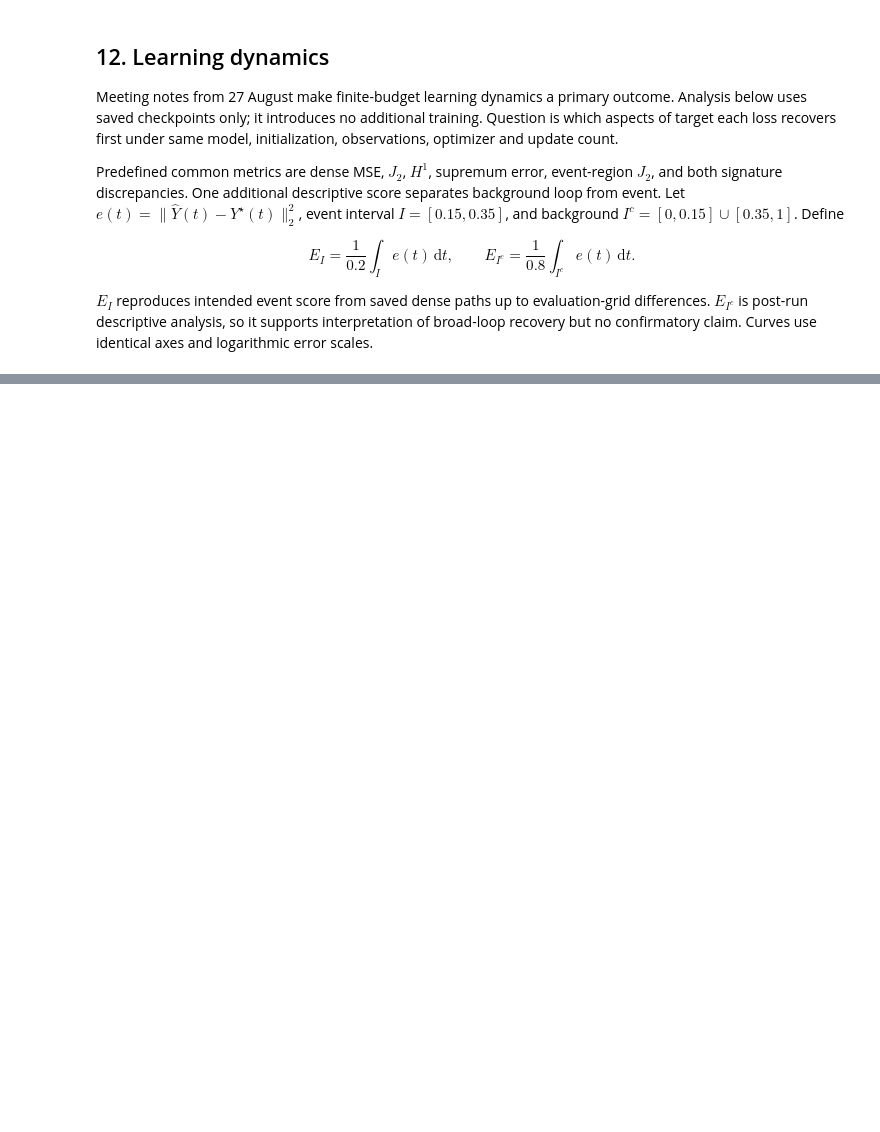
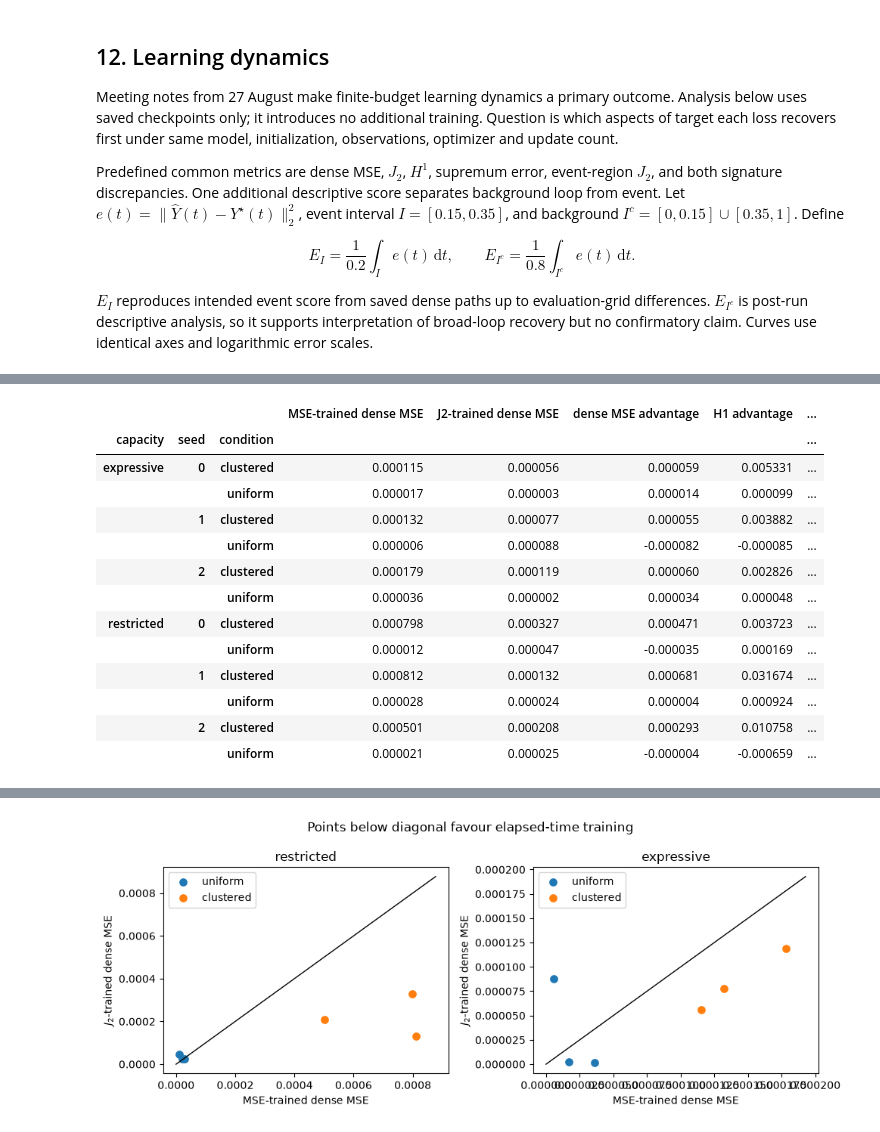
Before and after one commit to davinhpqiu/pathwise-loss, a Jupyter notebook: notebooks/05_neural_ode_path.ipynb, the cells around one changed output, grey strips where cells are left out. Cells and saved outputs as stored; diff of their text form; code cells hidden in the pictures; blank space fills up the shorter version.

```diff
--- a/notebooks/05_neural_ode_path.ipynb
+++ b/notebooks/05_neural_ode_path.ipynb
@@ -1450,0 +1650,72 @@ else:
+# %%
+sampling_rows = []
+pointwise_rows = metrics[metrics['loss'].isin(['mse', 'j2'])]
+for keys, group in pointwise_rows.groupby(['capacity', 'seed', 'condition']):
+    paired = group.set_index('loss')
+    mse_path = np.load(paired.loc['mse', 'run_dir'] / 'paths.npz')['prediction']
+    j2_path = np.load(paired.loc['j2', 'run_dir'] / 'paths.npz')['prediction']
+    sampling_rows.append({
+        **dict(zip(['capacity', 'seed', 'condition'], keys)),
+        'MSE-trained dense MSE': paired.loc['mse', 'mse'],
+        'J2-trained dense MSE': paired.loc['j2', 'mse'],
+        'dense MSE advantage': paired.loc['mse', 'mse'] - paired.loc['j2', 'mse'],
+        'H1 advantage': paired.loc['mse', 'h1'] - paired.loc['j2', 'h1'],
+        'supremum advantage': paired.loc['mse', 'linf'] - paired.loc['j2', 'linf'],
+        'event advantage': paired.loc['mse', 'local_j2'] - paired.loc['j2', 'local_j2'],
+        'path RMS separation': float(np.sqrt(np.mean(np.sum(
+            (mse_path - j2_path) ** 2, axis=-1,
+        )))),
+    })
+sampling_pairs = pd.DataFrame(sampling_rows)
+display(sampling_pairs.set_index(['capacity', 'seed', 'condition']))
+
+sampling_group_rows = []
+for keys, group in sampling_pairs.groupby(['capacity', 'condition']):
+    mse_mean = group['MSE-trained dense MSE'].mean()
+    j2_mean = group['J2-trained dense MSE'].mean()
+    sampling_group_rows.append({
+        **dict(zip(['capacity', 'condition'], keys)),
+        'MSE-trained mean': mse_mean,
+        'J2-trained mean': j2_mean,
+        'relative reduction (ratio of means)': (mse_mean - j2_mean) / mse_mean,
+        'J2 lower dense MSE': int((group['dense MSE advantage'] > 0).sum()),
+        'paired seeds': len(group),
+        'mean path RMS separation': group['path RMS separation'].mean(),
+    })
+sampling_group_summary = pd.DataFrame(sampling_group_rows)
+display(sampling_group_summary.set_index(['capacity', 'condition']))
+
+figure, axes = plt.subplots(1, 2, figsize=(10, 4), sharey=False)
+for axis, capacity in zip(axes, ['restricted', 'expressive']):
+    subset = sampling_pairs[sampling_pairs['capacity'] == capacity]
+    for condition, color in [('uniform', 'tab:blue'), ('clustered', 'tab:orange')]:
+        group = subset[subset['condition'] == condition]
+        axis.scatter(
+            group['MSE-trained dense MSE'], group['J2-trained dense MSE'],
+            label=condition, color=color, s=45,
+        )
+    limit = 1.08 * subset[[
+        'MSE-trained dense MSE', 'J2-trained dense MSE',
+    ]].to_numpy().max()
+    axis.plot([0, limit], [0, limit], color='black', linewidth=1)
+    axis.set_xlabel('MSE-trained dense MSE')
+    axis.set_ylabel('$J_2$-trained dense MSE')
+    axis.set_title(capacity)
+    axis.legend()
+figure.suptitle('Points below diagonal favour elapsed-time training')
+figure.tight_layout()
+# %% [output]
+|  |  |  | MSE-trained dense MSE | J2-trained dense MSE | dense MSE advantage | H1 advantage | ... |
+| capacity | seed | condition |  |  |  |  | ... |
+| expressive | 0 | clustered | 0.000115 | 0.000056 | 0.000059 | 0.005331 | ... |
+|  |  | uniform | 0.000017 | 0.000003 | 0.000014 | 0.000099 | ... |
+|  | 1 | clustered | 0.000132 | 0.000077 | 0.000055 | 0.003882 | ... |
+|  |  | uniform | 0.000006 | 0.000088 | -0.000082 | -0.000085 | ... |
+|  | 2 | clustered | 0.000179 | 0.000119 | 0.000060 | 0.002826 | ... |
+|  |  | uniform | 0.000036 | 0.000002 | 0.000034 | 0.000048 | ... |
+| restricted | 0 | clustered | 0.000798 | 0.000327 | 0.000471 | 0.003723 | ... |
+|  |  | uniform | 0.000012 | 0.000047 | -0.000035 | 0.000169 | ... |
+|  | 1 | clustered | 0.000812 | 0.000132 | 0.000681 | 0.031674 | ... |
+|  |  | uniform | 0.000028 | 0.000024 | 0.000004 | 0.000924 | ... |
+|  | 2 | clustered | 0.000501 | 0.000208 | 0.000293 | 0.010758 | ... |
+|  |  | uniform | 0.000021 | 0.000025 | -0.000004 | -0.000659 | ... |
@@ -1450,0 +1728 @@ else:
+[figure, added]
```
Also changed, not shown: parts of 48 cells of this notebook, 36 other files.
